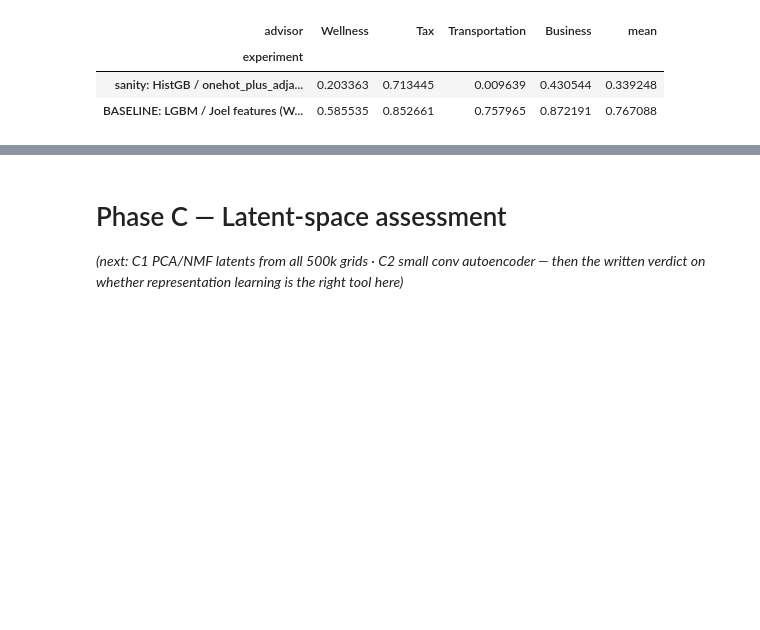
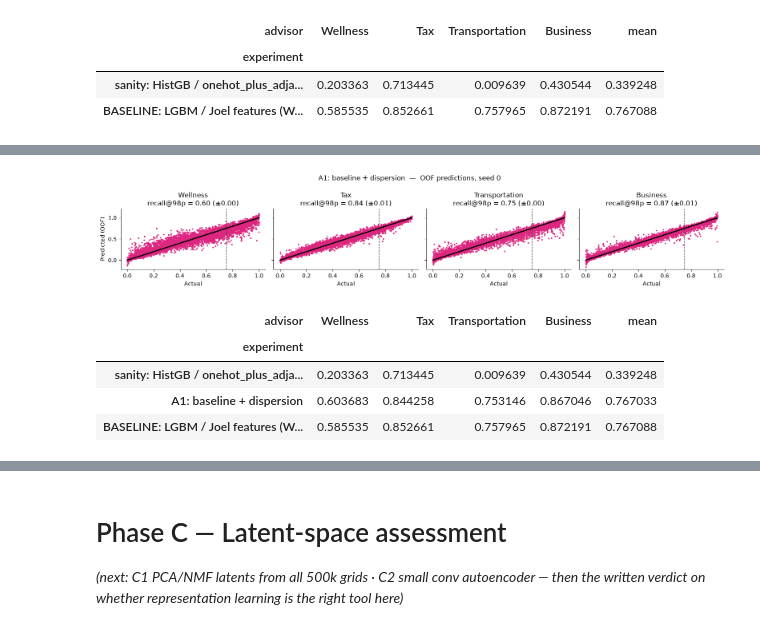
Before and after one commit to Joel-Pederson/2.156-ps2, a Jupyter notebook: improve_regressor_beyond_joel.ipynb, the cells around one changed output, grey strips where cells are left out. Drawn from its saved outputs; the diff is of its cells as text; code cells hidden in the pictures; blank space fills up the shorter version.

```diff
--- a/improve_regressor_beyond_joel.ipynb
+++ b/improve_regressor_beyond_joel.ipynb
@@ -307,0 +306,10 @@ B4 pseudo-labeling with the 495k unlabeled grids)*
+# %%
+# Phase A setup: append a new feature group to every advisor's baseline inputs.
+from joel_features import _COORDS, _STEPS, ABSENT_DISTANCE
+
+
+def with_group(group_fn):
+    """{advisor: baseline features + group_fn's columns} — the Phase A comparison protocol."""
+    def extend(base_fn):
+        return lambda g: np.hstack([base_fn(g), group_fn(g)])
+    return {name: extend(fn) for name, fn in BASELINE_FEATURES.items()}
@@ -307,0 +326,56 @@ B4 pseudo-labeling with the 495k unlabeled grids)*
+# %%
+# A1
+def dispersion_features(grid_arr):
+    """(n, 7, 7) -> (n, 70) float32. See the markdown above for the column groups."""
+    n = len(grid_arr)
+    flat = grid_arr.reshape(n, 49)
+    masks = [(flat == d) for d in range(5)]
+    rc = _COORDS.astype(np.float64)              # (49, 2) row/col of each cell
+    D = _STEPS.astype(np.float64)                # (49, 49) Manhattan steps between cells
+    cols = []
+
+    for d in range(5):                           # shape of each district (4 cols each)
+        m = masks[d]
+        cnt = m.sum(1)
+        safe = np.maximum(cnt, 1)
+        cen = (m[:, :, None] * rc[None]).sum(1) / safe[:, None]
+        var = (m[:, :, None] * (rc[None] - cen[:, None, :]) ** 2).sum(1) / safe[:, None]
+        spread = np.sqrt(var.sum(1))
+        rmin = np.where(m, rc[None, :, 0], np.inf).min(1)
+        rmax = np.where(m, rc[None, :, 0], -np.inf).max(1)
+        cmin = np.where(m, rc[None, :, 1], np.inf).min(1)
+        cmax = np.where(m, rc[None, :, 1], -np.inf).max(1)
+        bbox = np.where(cnt > 0, (rmax - rmin + 1) * (cmax - cmin + 1), 0.0)
+        cen = np.where(cnt[:, None] > 0, cen, 3.0)   # absent district: centre, zero spread
+        spread = np.where(cnt > 0, spread, 0.0)
+        cols += [cen[:, 0], cen[:, 1], spread, bbox]
+
+    for dx in range(5):                          # X -> Y distance structure (2 cols per pair)
+        mx = masks[dx]
+        cx_cnt = mx.sum(1)
+        cx = np.maximum(cx_cnt, 1)
+        for dy in range(5):
+            my = masks[dy].astype(np.float64)
+            cy = my.sum(1)
+            # mean over X cells of (mean distance to ALL Y cells)
+            mean_to_all = (my @ D.T) / np.maximum(cy, 1)[:, None]
+            v = (mx * mean_to_all).sum(1) / cx
+            cols.append(np.where((cy > 0) & (cx_cnt > 0), v, ABSENT_DISTANCE))
+            # mean over X cells of (distance to the 2nd-NEAREST Y cell)
+            dist_to_y = np.where(my[:, None, :] > 0, D[None, :, :], np.inf)
+            second = np.partition(dist_to_y, 1, axis=2)[:, :, 1]
+            v2 = (mx * np.where(np.isfinite(second), second, ABSENT_DISTANCE)).sum(1) / cx
+            cols.append(np.where((cy > 1) & (cx_cnt > 0), v2, ABSENT_DISTANCE))
+
+    return np.stack(cols, 1).astype(np.float32)
+
+
+run_experiment_cv("A1: baseline + dispersion", with_group(dispersion_features), lgbm)
+results_table_cv()
+# %% [output]
+[figure, added]
+| advisor | Wellness | Tax | Transportation | Business | mean |
+| experiment |  |  |  |  |  |
+| sanity: HistGB / onehot_plus_adja... | 0.203363 | 0.713445 | 0.009639 | 0.430544 | 0.339248 |
+| A1: baseline + dispersion | 0.603683 | 0.844258 | 0.753146 | 0.867046 | 0.767033 |
+| BASELINE: LGBM / Joel features (W... | 0.585535 | 0.852661 | 0.757965 | 0.872191 | 0.767088 |
```
Also changed, not shown: parts of 18 cells of this notebook, 1 other file.
